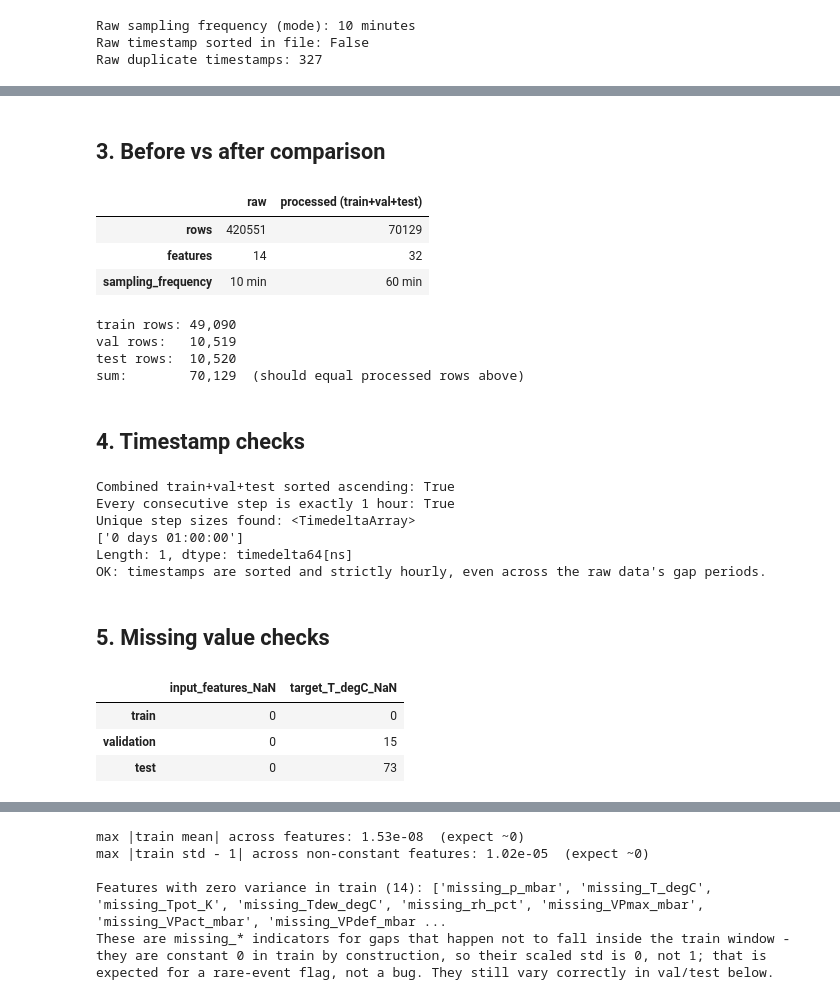
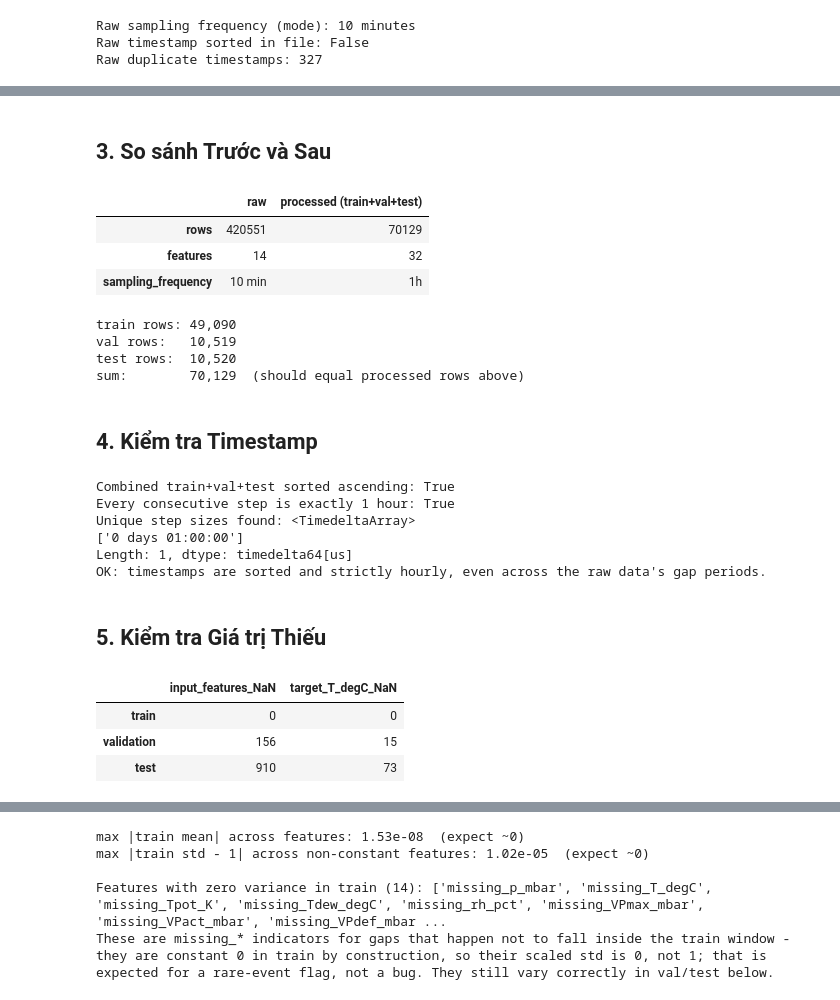
Before and after one commit to ntruonghuynh/Project_DL_Weather_Forecasting, a Jupyter notebook: notebooks/02_preprocessing_check.ipynb, the cells around one changed output, grey strips where cells are left out. Saved outputs shown, nothing was run; the diff lists cells and outputs as text; code cells hidden in the pictures.

```diff
--- a/notebooks/02_preprocessing_check.ipynb
+++ b/notebooks/02_preprocessing_check.ipynb
@@ -27,11 +48,25 @@ import numpy as np
 import pandas as pd
 
 import src.data.preprocessing as pp
+from src.config import load_data_config
 
 RAW_PATH = PROJECT_ROOT / "data" / "raw" / "jena_climate_2009_2016.csv"
 OUTPUT_DIR = PROJECT_ROOT / "data" / "processed"
+
+# Single Source of Truth: configs/data.yaml. src/data/preprocessing.py
+# already reads its split ratios, forward-fill limit, and scaling rule from
+# this file (via DEFAULT_CONFIG) - loaded again here so this notebook's own
+# checks (e.g. the resample frequency label below) use the same values
+# instead of a second hard-coded copy.
+DATA_CONFIG = load_data_config()
+
 print("Project root:", PROJECT_ROOT)
 print("Raw path exists:", RAW_PATH.exists())
+print(f"policy: train/val/test={DATA_CONFIG['split']['train_fraction']:.0%}/"
+      f"{DATA_CONFIG['split']['validation_fraction']:.0%}/{DATA_CONFIG['split']['test_fraction']:.0%}, "
+      f"resample={DATA_CONFIG['timestamp']['resample_frequency']}, "
+      f"forward_fill_max_hours={DATA_CONFIG['missing']['forward_fill_max_hours']} "
+      f"(from configs/data.yaml)")
 # %% [output]
 Project root: E:\Project_Deep\Project_DL_Weather_Forecasting
 Raw path exists: True
@@ -92,0 +156,24 @@ Processed artifacts written to: E:\Project_Deep\Project_DL_Weather_Forecasting\d
+# %%
+import json
+
+with open(OUTPUT_DIR / "split_metadata.json", encoding="utf-8") as f:
+    _split_metadata_preview = json.load(f)
+sentinel_handling_report = _split_metadata_preview["sentinel_handling"]
+print("sentinel_handling (from split_metadata.json):", sentinel_handling_report)
+
+processed_preview = pd.concat(
+    [pd.read_csv(OUTPUT_DIR / f"{split}_processed.csv") for split in ("train", "val", "test")],
+    ignore_index=True,
+)
+sentinel_after = {
+    column: int((processed_preview[column] == value).sum())
+    for column in SENTINEL_COLUMNS
+    for value in SENTINEL_VALUES
+}
+print("Literal sentinel value present in processed columns (AFTER):", sentinel_after)
+
+assert sentinel_handling_report["total_replaced"] == sum(sentinel_before.values())
+assert sum(sentinel_after.values()) == 0, "a raw sentinel value leaked into the processed dataset"
+print("\nOK: every sentinel row found in step 1b was replaced before resampling, "
+      "and none survive in the processed output (they became NaN, then either "
+      "forward-filled within a short gap or left as NaN within a long gap - see section 5).")
@@ -93,31 +185,31 @@ Processed artifacts written to: E:\Project_Deep\Project_DL_Weather_Forecasting\d
 # %% [markdown]
-## 3. Before vs after comparison
+## 3. So sánh Trước và Sau
 # %%
 train_df = pd.read_csv(OUTPUT_DIR / "train_processed.csv", parse_dates=[pp.TIMESTAMP_COLUMN])
 val_df = pd.read_csv(OUTPUT_DIR / "val_processed.csv", parse_dates=[pp.TIMESTAMP_COLUMN])
 test_df = pd.read_csv(OUTPUT_DIR / "test_processed.csv", parse_dates=[pp.TIMESTAMP_COLUMN])
 processed_df = pd.concat([train_df, val_df, test_df], ignore_index=True)
 
 comparison = pd.DataFrame(
     {
         "raw": {
             "rows": raw_rows,
             "features": raw_cols - 1,  # excluding timestamp
             "sampling_frequency": f"{raw_mode_minutes:.0f} min",
         },
         "processed (train+val+test)": {
             "rows": len(processed_df),
             "features": len(pp.FEATURE_COLUMNS),
-            "sampling_frequency": "60 min",
+            "sampling_frequency": DATA_CONFIG["timestamp"]["resample_frequency"],
         },
     }
 )
 comparison
 # %% [output]
 |  | raw | processed (train+val+test) |
 | rows | 420551 | 70129 |
 | features | 14 | 32 |
-| sampling_frequency | 10 min | 60 min |
+| sampling_frequency | 10 min | 1h |
 # %%
 print(f"train rows: {len(train_df):,}")
 print(f"val rows:   {len(val_df):,}")
@@ -129,7 +221,7 @@ val rows:   10,519
 test rows:  10,520
 sum:        70,129  (should equal processed rows above)
 # %% [markdown]
-## 4. Timestamp checks
+## 4. Kiểm tra Timestamp
 # %%
 is_sorted = processed_df[pp.TIMESTAMP_COLUMN].is_monotonic_increasing
 diffs = processed_df[pp.TIMESTAMP_COLUMN].diff().dropna()
@@ -147,10 +239,10 @@ Combined train+val+test sorted ascending: True
 Every consecutive step is exactly 1 hour: True
 Unique step sizes found: <TimedeltaArray>
 ['0 days 01:00:00']
-Length: 1, dtype: timedelta64[ns]
+Length: 1, dtype: timedelta64[us]
 OK: timestamps are sorted and strictly hourly, even across the raw data's gap periods.
 # %% [markdown]
-## 5. Missing value checks
+## 5. Kiểm tra Giá trị Thiếu
 # %%
 with open(PROJECT_ROOT / "artifacts" / "preprocessing" / "split_metadata.json") as f:
     import json
@@ -166,6 +258,6 @@ missing_summary
 # %% [output]
 |  | input_features_NaN | target_T_degC_NaN |
 | train | 0 | 0 |
-| validation | 0 | 15 |
-| test | 0 | 73 |
+| validation | 156 | 15 |
+| test | 910 | 73 |
 # %%
```
Also changed, not shown: parts of 28 cells of this notebook, 19 other files.
